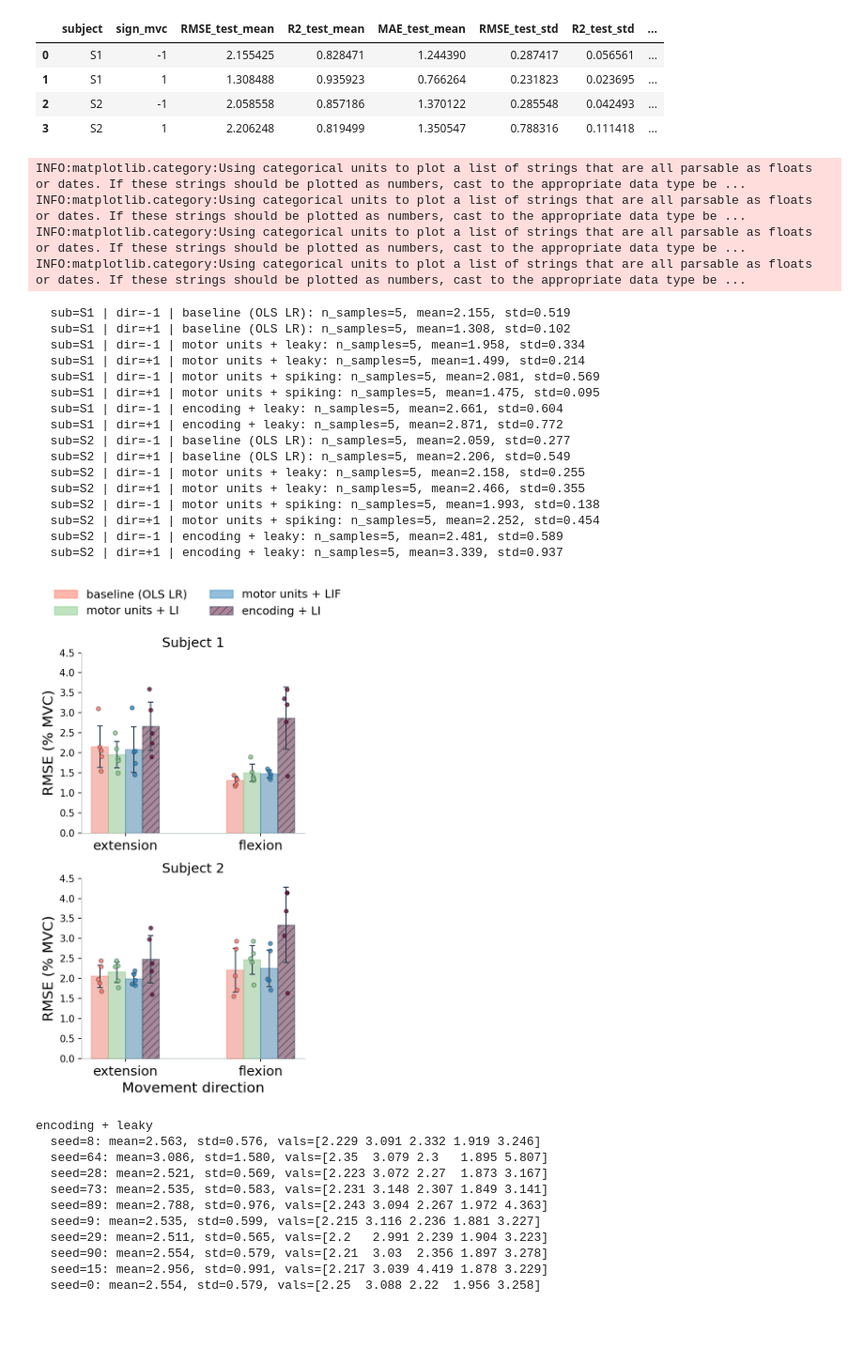
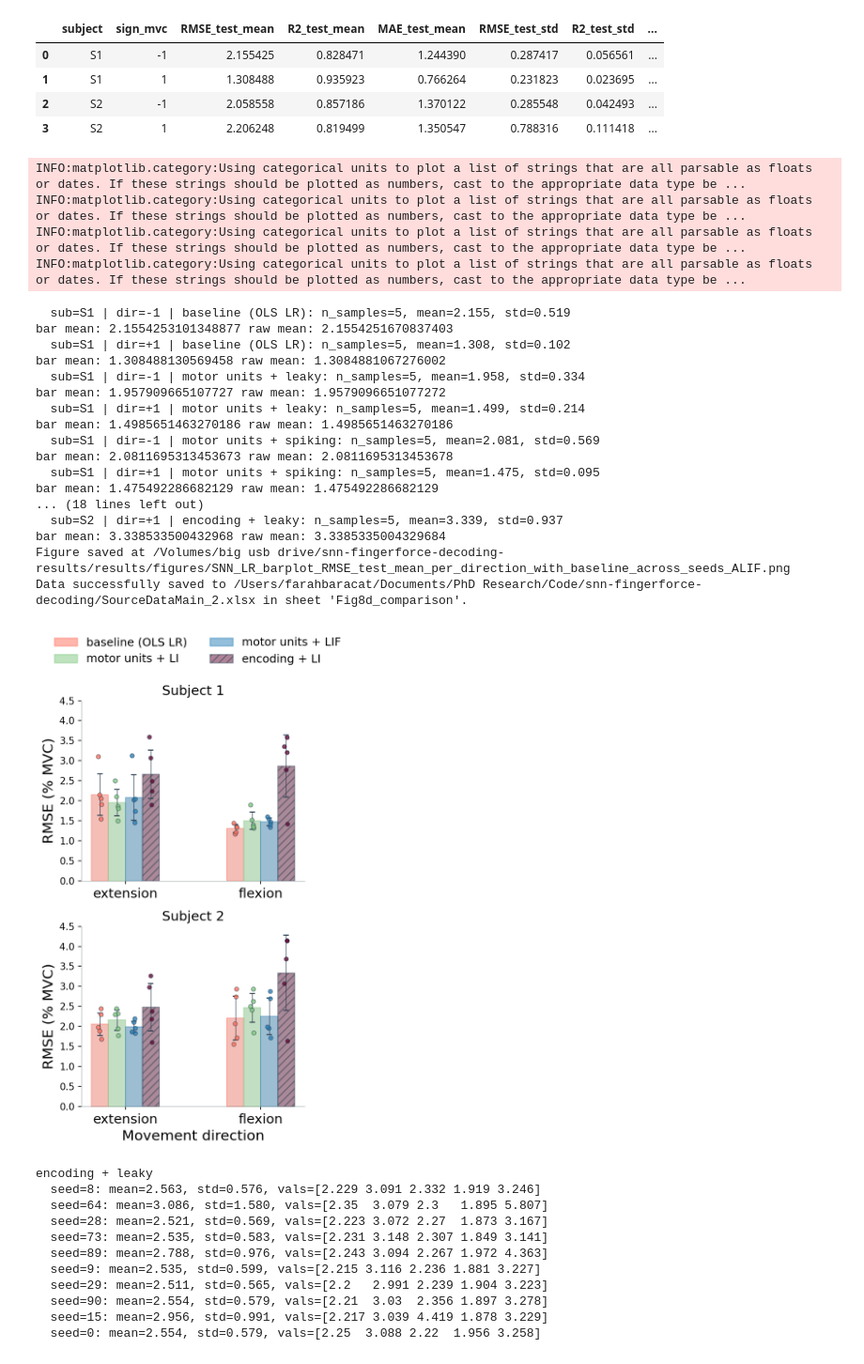
Before and after one commit to FarahBaracat/snn-fingerforce-decoding, a Jupyter notebook: notebooks/analysis/ALIFResults.ipynb, the cells around one changed output. Shown at 94% size. Saved outputs shown, nothing was run; the diff lists cells and outputs as text; code cells hidden in the pictures; blank space fills up the shorter version.

Commit message:
Save figure 8d encoding to all comparison to pdf and save data to source file

```diff
--- a/notebooks/analysis/ALIFResults.ipynb
+++ b/notebooks/analysis/ALIFResults.ipynb
@@ -963,7 +944,11 @@ def create_barplot_for_topology(subjects:List[str], enc_mu_topology_df_mean:pd.D
                                 plot_metric:str,
                                 color_palette:Dict[str, str], hatch_pattern:Dict[str, str],
                                 raw_df:pd.DataFrame=None,
-                                save_fig:bool=False, output_figures_dir:str=None):
+                                save_fig:bool=False,
+                                output_figures_dir:str=None,
+                                source_data_path=None,
+                                sheet_name='Fig8d_comparison'
+                                ):
     """
     Create a barplot for the given topology and plot metric.
     raw_df: optional dataframe with one row per (subject, direction, topology, finger) for scatter points.
@@ -1041,7 +1026,8 @@ def create_barplot_for_topology(subjects:List[str], enc_mu_topology_df_mean:pd.D
             # Error bar from scatter std
             ax.errorbar(
                 x, y, yerr=std_val,
-                fmt='none', c=COLORS['midnight_blue'], capsize=3, capthick=1.1, elinewidth=1.1
+                fmt='none', c=COLORS['midnight_blue'], capsize=3,
+                capthick=1.1, elinewidth=0.6
             )
 
             # Scatter baseline points only
@@ -1054,6 +1040,8 @@ def create_barplot_for_topology(subjects:List[str], enc_mu_topology_df_mean:pd.D
                     edgecolors=COLORS['midnight_blue'],
                     s=20, zorder=5, linewidths=0.5, alpha=0.8
                 )
+
+            print("bar mean:", y, "raw mean:", np.mean(raw_vals))
 
         ax.set_xticklabels(['extension', 'flexion'], rotation=0, fontsize=LABEL_FONTSIZE+2)
         ax.set_ylabel(RMSE_LABEL, fontsize=LABEL_FONTSIZE+3)
@@ -1099,6 +1087,31 @@ def create_barplot_for_topology(subjects:List[str], enc_mu_topology_df_mean:pd.D
         fig_path = os.path.join(output_figures_dir, fig_name)
         plt.savefig(fig_path, dpi=500, bbox_inches='tight')
         print(f"Figure saved at {fig_path}")
+
+    if source_data_path is not None:
+        save_frames = []
+        for sub in subjects:
+            sub_df = enc_mu_topology_df_mean[enc_mu_topology_df_mean[SUBJECT_COL] == sub].copy()
+
+            mean_pivot = sub_df.pivot_table(index=SIGN_MVC_COL, columns='topology_label', values=plot_metric)
+            std_pivot  = sub_df.pivot_table(index=SIGN_MVC_COL, columns='topology_label', values=f'{plot_metric}_std')
+
+            mean_pivot.columns = [f'{c}_mean' for c in mean_pivot.columns]
+            std_pivot.columns  = [f'{c}_std'  for c in std_pivot.columns]
+
+            combined = pd.concat([mean_pivot, std_pivot], axis=1).reset_index()
+            combined.rename(columns={SIGN_MVC_COL: 'direction'}, inplace=True)
+            combined['direction'] = combined['direction'].map({1: 'flexion', -1: 'extension'})
+            combined.insert(0, 'subject', sub)
+            save_frames.append(combined)
+
+        separator = pd.DataFrame([[''] * len(save_frames[0].columns)], columns=save_frames[0].columns)
+        frames_with_sep = []
+        for i, df in enumerate(save_frames):
+            frames_with_sep.append(df)
+            if i < len(save_frames) - 1:
+                frames_with_sep.append(separator)
+        io.save_to_source_data(source_data_path, pd.concat(frames_with_sep, ignore_index=True), sheet_name=sheet_name)
 # %%
 # Define your palette and hatching dictionary
 color_palette = {
@@ -1131,44 +1144,48 @@ shared_cols = [SUBJECT_COL, SIGN_MVC_COL, TOPOLOGY_COL, 'topology_label', scatte
 snn_raw = samples_df.groupby(
     [SUBJECT_COL, SIGN_MVC_COL, TOPOLOGY_COL, 'topology_label', FING_ID_COL], as_index=False
 )[scatter_metric].mean()
 
 # Baseline: one point per finger (mean_metrics_cv already has FING_ID_COL)
 baseline_raw = mean_metrics_cv.copy()
 baseline_raw['topology_label'] = 'baseline (OLS LR)'
 baseline_raw[TOPOLOGY_COL] = 'baseline'
 if f'{scatter_metric}_mean' in baseline_raw.columns:
     baseline_raw = baseline_raw.rename(columns={f'{scatter_metric}_mean': scatter_metric})
 
 raw_scatter_df = pd.concat([snn_raw[shared_cols], baseline_raw[shared_cols]], ignore_index=True)
 
 create_barplot_for_topology(
     subjects, mean_sd_df,
     plot_metric, color_palette, hatch_pattern,
     raw_df=raw_scatter_df,
-    save_fig=False, output_figures_dir=output_figures_dir
+    save_fig=True,
+    output_figures_dir=output_figures_dir,
+    source_data_path=os.path.join(project_dir, source_data_main_file),
+    sheet_name='Fig8d_comparison'
 )
 # %% [output]
 INFO:matplotlib.category:Using categorical units to plot a list of strings that are all parsable as floats or dates. If these strings should be plotted as numbers, cast to the appropriate data type be ...
 INFO:matplotlib.category:Using categorical units to plot a list of strings that are all parsable as floats or dates. If these strings should be plotted as numbers, cast to the appropriate data type be ...
 INFO:matplotlib.category:Using categorical units to plot a list of strings that are all parsable as floats or dates. If these strings should be plotted as numbers, cast to the appropriate data type be ...
 INFO:matplotlib.category:Using categorical units to plot a list of strings that are all parsable as floats or dates. If these strings should be plotted as numbers, cast to the appropriate data type be ...
   sub=S1 | dir=-1 | baseline (OLS LR): n_samples=5, mean=2.155, std=0.519
+bar mean: 2.1554253101348877 raw mean: 2.1554251670837403
   sub=S1 | dir=+1 | baseline (OLS LR): n_samples=5, mean=1.308, std=0.102
+bar mean: 1.308488130569458 raw mean: 1.3084881067276002
   sub=S1 | dir=-1 | motor units + leaky: n_samples=5, mean=1.958, std=0.334
+bar mean: 1.957909665107727 raw mean: 1.9579096651077272
   sub=S1 | dir=+1 | motor units + leaky: n_samples=5, mean=1.499, std=0.214
+bar mean: 1.4985651463270186 raw mean: 1.4985651463270186
   sub=S1 | dir=-1 | motor units + spiking: n_samples=5, mean=2.081, std=0.569
+bar mean: 2.0811695313453673 raw mean: 2.0811695313453678
   sub=S1 | dir=+1 | motor units + spiking: n_samples=5, mean=1.475, std=0.095
-  sub=S1 | dir=-1 | encoding + leaky: n_samples=5, mean=2.661, std=0.604
-  sub=S1 | dir=+1 | encoding + leaky: n_samples=5, mean=2.871, std=0.772
-  sub=S2 | dir=-1 | baseline (OLS LR): n_samples=5, mean=2.059, std=0.277
-  sub=S2 | dir=+1 | baseline (OLS LR): n_samples=5, mean=2.206, std=0.549
-  sub=S2 | dir=-1 | motor units + leaky: n_samples=5, mean=2.158, std=0.255
-  sub=S2 | dir=+1 | motor units + leaky: n_samples=5, mean=2.466, std=0.355
-  sub=S2 | dir=-1 | motor units + spiking: n_samples=5, mean=1.993, std=0.138
-  sub=S2 | dir=+1 | motor units + spiking: n_samples=5, mean=2.252, std=0.454
-  sub=S2 | dir=-1 | encoding + leaky: n_samples=5, mean=2.481, std=0.589
+bar mean: 1.475492286682129 raw mean: 1.475492286682129
+... (18 lines left out)
   sub=S2 | dir=+1 | encoding + leaky: n_samples=5, mean=3.339, std=0.937
+bar mean: 3.338533500432968 raw mean: 3.3385335004329684
+Figure saved at /Volumes/big usb drive/snn-fingerforce-decoding-results/results/figures/SNN_LR_barplot_RMSE_test_mean_per_direction_with_baseline_across_seeds_ALIF.png
+Data successfully saved to /Users/farahbaracat/Documents/PhD Research/Code/snn-fingerforce-decoding/SourceDataMain_2.xlsx in sheet 'Fig8d_comparison'.
-[figure, old version]
+[figure, new version]
 # %%
 for topo in samples_df['topology_label'].dropna().unique():
     print(f"\n{topo}")
```
Also changed, not shown: parts of 1 cell of this notebook.
